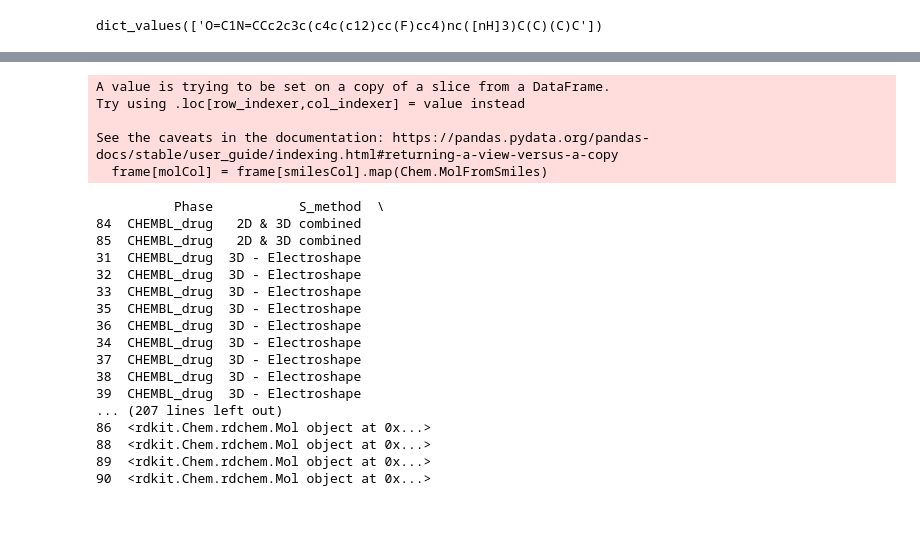
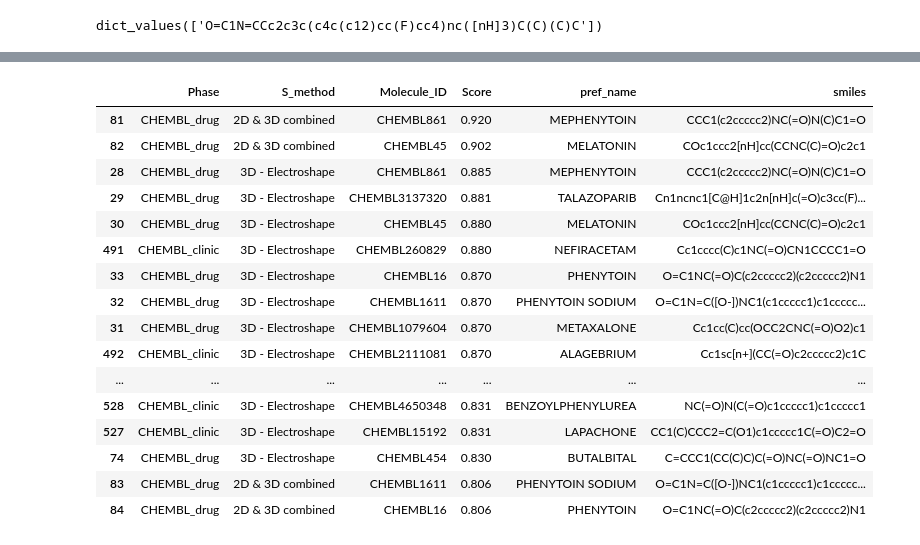
Before and after one commit to ramintheredmn/automatedDrugrepurpose, a Jupyter notebook: backend/modal.ipynb, the cells around one changed output, grey strips where cells are left out. Drawn from its saved outputs; the diff is of its cells as text; code cells hidden in the pictures; blank space fills up the shorter version.

```diff
--- a/backend/modal.ipynb
+++ b/backend/modal.ipynb
@@ -136,37 +157,31 @@ No results for radio button index 10. Moving on...
 # %%
 ser_chem = nc.new_client.molecule
 list_pref_names = []
 list_of_structure = []
 for i in df_sorted["Molecule_ID"].to_list():
 
     m1 = ser_chem.filter(chembl_id=i).only(['pref_name', 'molecule_structures'])
     list_pref_names.append(m1[0]['pref_name'])
     list_of_structure.append(m1[0]['molecule_structures']['canonical_smiles'])
+df_sorted['pref_name'] = list_pref_names
+df_sorted['smiles'] = list_of_structure
+
+df_sorted
+# %% [output]
+|  | Phase | S_method | Molecule_ID | Score | pref_name | smiles |
+| 81 | CHEMBL_drug | 2D & 3D combined | CHEMBL861 | 0.920 | MEPHENYTOIN | CCC1(c2ccccc2)NC(=O)N(C)C1=O |
+| 82 | CHEMBL_drug | 2D & 3D combined | CHEMBL45 | 0.902 | MELATONIN | COc1ccc2[nH]cc(CCNC(C)=O)c2c1 |
+| 28 | CHEMBL_drug | 3D - Electroshape | CHEMBL861 | 0.885 | MEPHENYTOIN | CCC1(c2ccccc2)NC(=O)N(C)C1=O |
+| 29 | CHEMBL_drug | 3D - Electroshape | CHEMBL3137320 | 0.881 | TALAZOPARIB | Cn1ncnc1[C@H]1c2n[nH]c(=O)c3cc(F)... |
+| 30 | CHEMBL_drug | 3D - Electroshape | CHEMBL45 | 0.880 | MELATONIN | COc1ccc2[nH]cc(CCNC(C)=O)c2c1 |
+| 491 | CHEMBL_clinic | 3D - Electroshape | CHEMBL260829 | 0.880 | NEFIRACETAM | Cc1cccc(C)c1NC(=O)CN1CCCC1=O |
+| 33 | CHEMBL_drug | 3D - Electroshape | CHEMBL16 | 0.870 | PHENYTOIN | O=C1NC(=O)C(c2ccccc2)(c2ccccc2)N1 |
+| 32 | CHEMBL_drug | 3D - Electroshape | CHEMBL1611 | 0.870 | PHENYTOIN SODIUM | O=C1N=C([O-])NC1(c1ccccc1)c1ccccc... |
+| 31 | CHEMBL_drug | 3D - Electroshape | CHEMBL1079604 | 0.870 | METAXALONE | Cc1cc(C)cc(OCC2CNC(=O)O2)c1 |
+| 492 | CHEMBL_clinic | 3D - Electroshape | CHEMBL2111081 | 0.870 | ALAGEBRIUM | Cc1sc[n+](CC(=O)c2ccccc2)c1C |
+| ... | ... | ... | ... | ... | ... | ... |
+| 528 | CHEMBL_clinic | 3D - Electroshape | CHEMBL4650348 | 0.831 | BENZOYLPHENYLUREA | NC(=O)N(C(=O)c1ccccc1)c1ccccc1 |
+| 527 | CHEMBL_clinic | 3D - Electroshape | CHEMBL15192 | 0.831 | LAPACHONE | CC1(C)CCC2=C(O1)c1ccccc1C(=O)C2=O |
+| 74 | CHEMBL_drug | 3D - Electroshape | CHEMBL454 | 0.830 | BUTALBITAL | C=CCC1(CC(C)C)C(=O)NC(=O)NC1=O |
+| 83 | CHEMBL_drug | 2D & 3D combined | CHEMBL1611 | 0.806 | PHENYTOIN SODIUM | O=C1N=C([O-])NC1(c1ccccc1)c1ccccc... |
+| 84 | CHEMBL_drug | 2D & 3D combined | CHEMBL16 | 0.806 | PHENYTOIN | O=C1NC(=O)C(c2ccccc2)(c2ccccc2)N1 |
-# %%
-drug_df = df_sorted[df_sorted['Phase'] == "CHEMBL_drug"]
-pd.set_option('display.max_colwidth', None)
-PandasTools.AddMoleculeColumnToFrame(drug_df, smilesCol="SMILES_data")
-drug_df
-# %% [output]
-A value is trying to be set on a copy of a slice from a DataFrame.
-Try using .loc[row_indexer,col_indexer] = value instead
-
-See the caveats in the documentation: https://pandas.pydata.org/pandas-docs/stable/user_guide/indexing.html#returning-a-view-versus-a-copy
-  frame[molCol] = frame[smilesCol].map(Chem.MolFromSmiles)
-          Phase           S_method  \
-84  CHEMBL_drug   2D & 3D combined
-85  CHEMBL_drug   2D & 3D combined
-31  CHEMBL_drug  3D - Electroshape
-32  CHEMBL_drug  3D - Electroshape
-33  CHEMBL_drug  3D - Electroshape
-35  CHEMBL_drug  3D - Electroshape
-36  CHEMBL_drug  3D - Electroshape
-34  CHEMBL_drug  3D - Electroshape
-37  CHEMBL_drug  3D - Electroshape
-38  CHEMBL_drug  3D - Electroshape
-39  CHEMBL_drug  3D - Electroshape
-... (207 lines left out)
-86  <rdkit.Chem.rdchem.Mol object at 0x...>
-88  <rdkit.Chem.rdchem.Mol object at 0x...>
-89  <rdkit.Chem.rdchem.Mol object at 0x...>
-90  <rdkit.Chem.rdchem.Mol object at 0x...>
```
Also changed, not shown: parts of 8 cells of this notebook, 1 other file.
